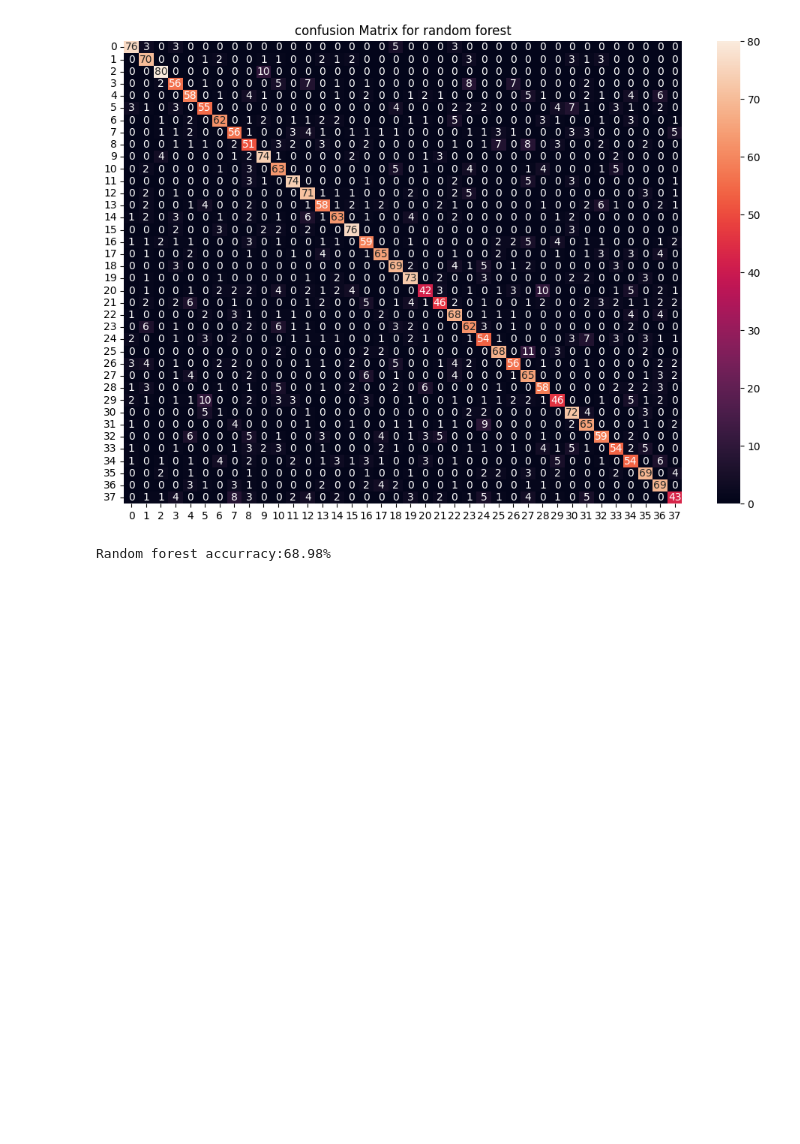
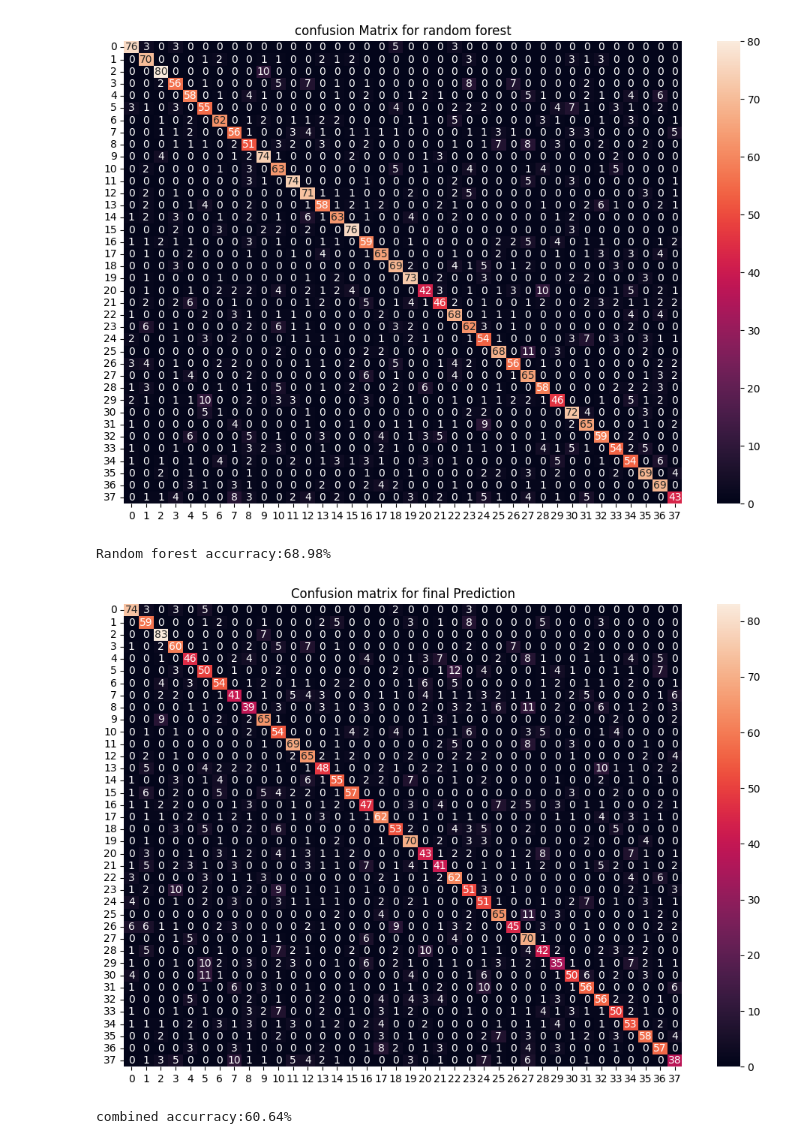
Before and after one commit to Maneesh6301/Disease, a Jupyter notebook: Notebook.ipynb, the cells around one changed output. Cells and saved outputs as stored; diff of their text form; code cells hidden in the pictures; blank space fills up the shorter version.

```diff
--- a/Notebook.ipynb
+++ b/Notebook.ipynb
@@ -301,3 +301,15 @@ random_accuraccy=accuracy_score(y_resampled,random_pred)
 print(f"Random forest accurracy:{random_accuraccy*100:.2f}%")
 # %% [output]
 Random forest accurracy:68.98%
+# %%
+from statistics import mode
+final_preds=[mode([i,j,k]) for i,j,k in zip(svm_pred,gaussian_pred,random_pred)]
+# %%
+cf_matrix_final=confusion_matrix(y_resampled,final_preds)
+# %%
+plt.figure(figsize=(12,8))
+sns.heatmap(cf_matrix_final,annot=True,fmt="d")
+plt.title("Confusion matrix for final Prediction")
+plt.show()
+# %% [output]
+[figure, added]
@@ -303,0 +318,4 @@ Random forest accurracy:68.98%
+# %%
+print(f"combined accurracy:{final_accurracy*100:.2f}%")
+# %% [output]
+combined accurracy:60.64%
```
Also changed, not shown: parts of 17 cells of this notebook.
